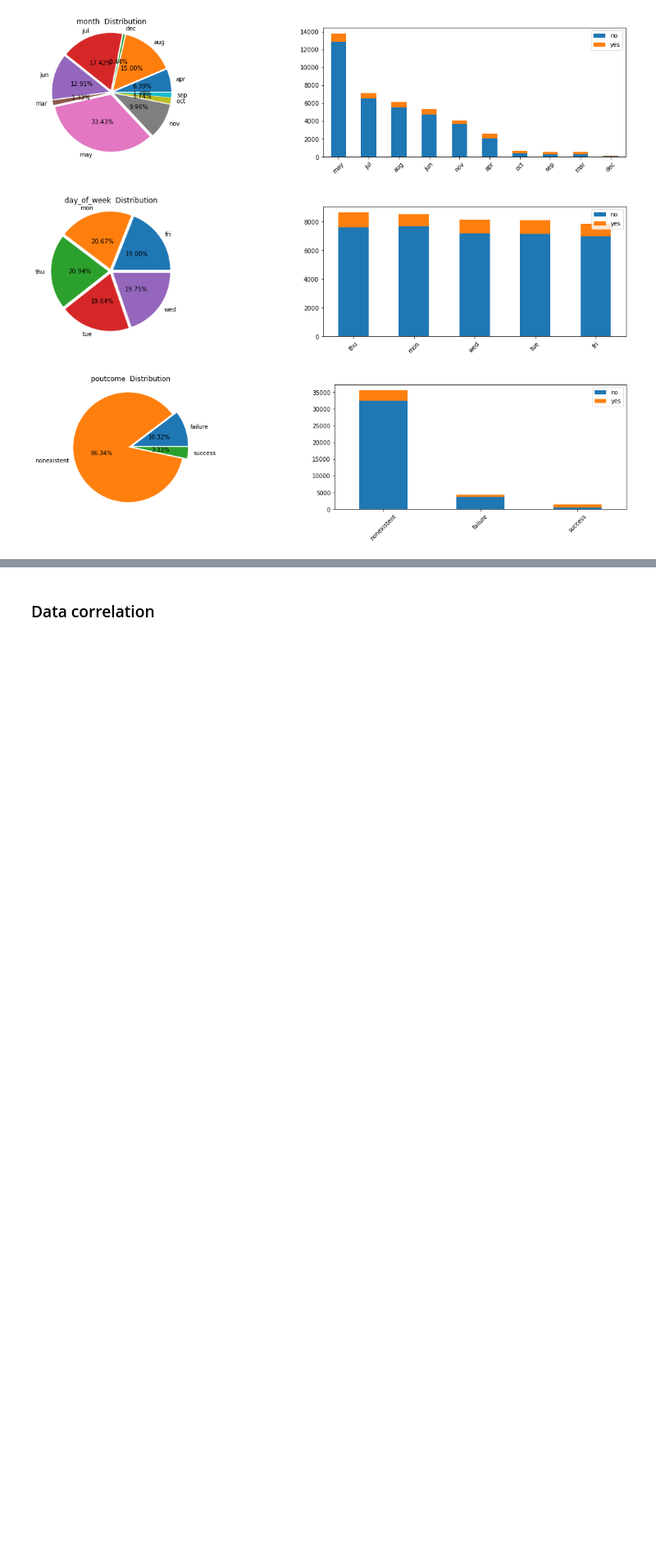
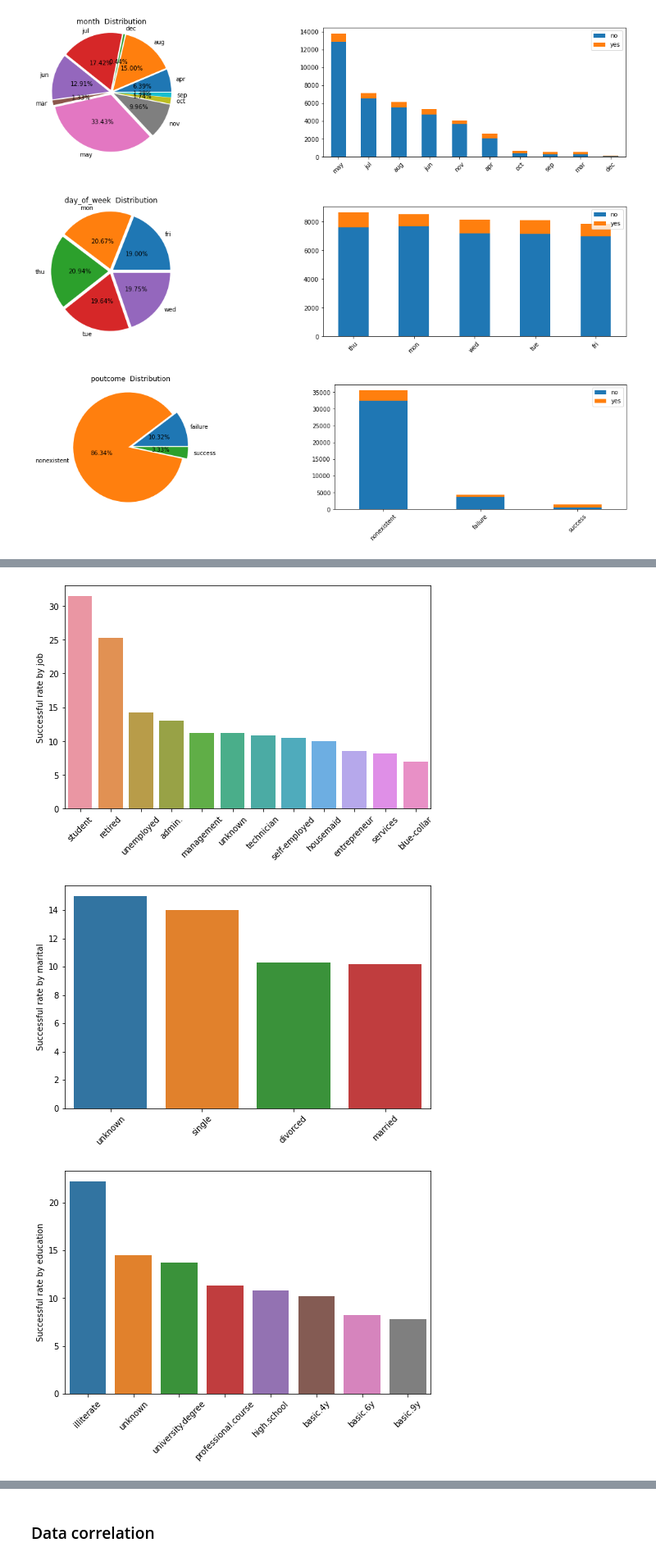
Before and after one commit to ngttnguyen/my-atom-fair, a Jupyter notebook: Nguyen_Bank_Marketing.ipynb, the cells around one changed output, grey strips where cells are left out. Shown: that part at 82% size. Cells and saved outputs as stored; diff of their text form; code cells hidden in the pictures; blank space fills up the shorter version.

```diff
--- a/Nguyen_Bank_Marketing.ipynb
+++ b/Nguyen_Bank_Marketing.ipynb
@@ -304,7 +313,8 @@ def get_col_target(rows, cols,data):
                 continue
         dic[item] = vals
 
-    df = pd.DataFr
+    df = pd.DataFrame(dic,index = rows_lst)
+    return(df)
 # %%
 marketing_df.describe(include = 'object')
 
@@ -363,0 +363,17 @@ for col in categorical:
+# %%
+# Tỉ lệ thành công trên từng nhóm đối tượng
+categorical = ['job', 'marital', 'education', 'default', 'housing', 'loan', 'contact', 'month', 'day_of_week', 'poutcome']
+target = 'y'
+for column in categorical:
+    data = get_col_target(column, target,marketing_df)
+    data['yes_rate'] = round(data['yes']*100/(data['yes'] + data['no']),2)
+    temp =  data['yes_rate'].sort_values(ascending = False)
+
+    plt.figure(figsize = (8,5))
+    sns.barplot(y = temp.values, x = temp.index)
+    plt.xticks(rotation = 45)
+    plt.ylabel('Successful rate by '+ column)
+# %% [output]
+[figure, added]
+[figure, added]
+[figure, added]
```
Also changed, not shown: parts of 12 cells of this notebook.
